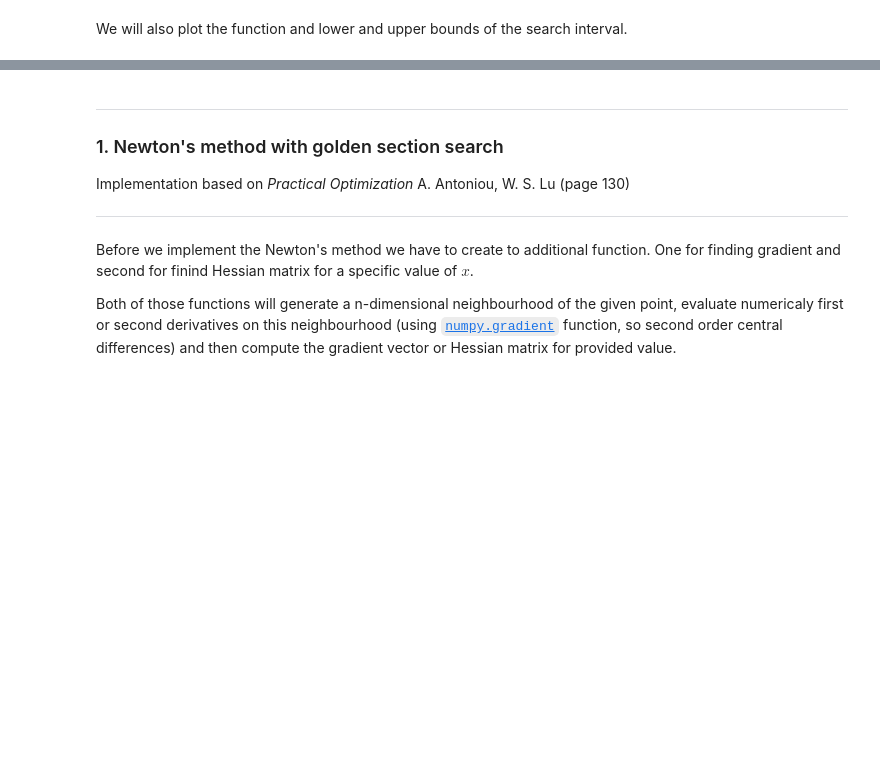
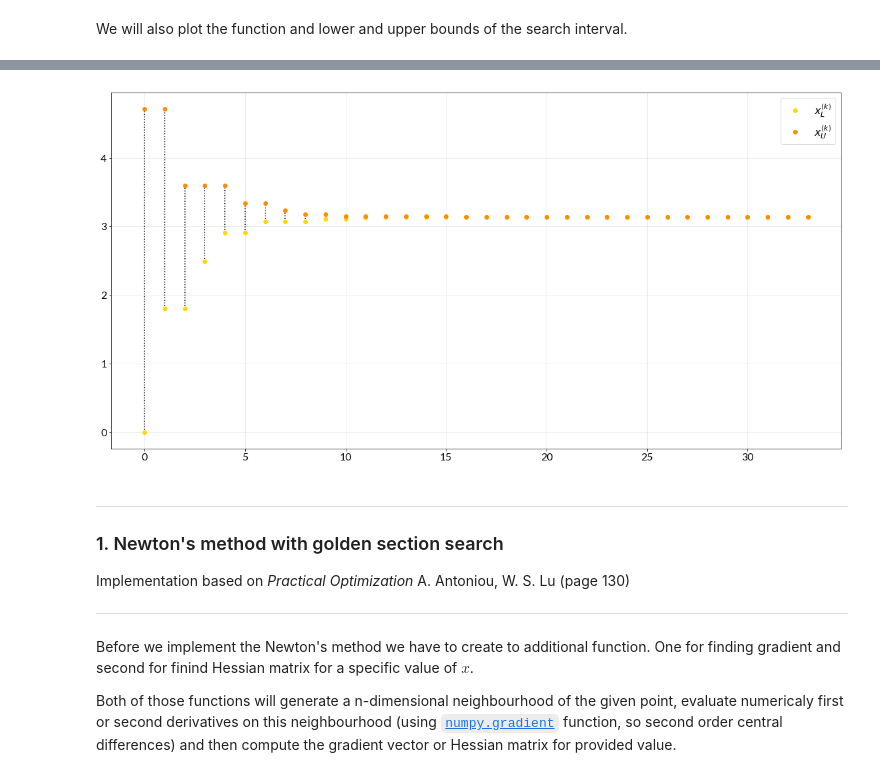
Before and after one commit to Nummulit/optimization-theory, a Jupyter notebook: nlp-project/NLP5.ipynb, the cells around one changed output, grey strips where cells are left out. Saved outputs shown, nothing was run; the diff lists cells and outputs as text; code cells hidden in the pictures; blank space fills up the shorter version.

```diff
--- a/nlp-project/NLP5.ipynb
+++ b/nlp-project/NLP5.ipynb
@@ -127,3 +127,12 @@ plt.show()
+# %%
+plt.plot(pts['x_l'], 'o', color='gold', label=r'$x_L^{(k)}$')
+plt.plot(pts['x_u'], 'o', color='darkorange', label=r'$x_U^{(k)}$')
+plt.vlines(x=np.arange(len(pts['x_l'])), ymin=pts['x_l'], ymax=pts['x_u'], color='k', linestyle=':')
+plt.grid(alpha=0.3)
+plt.legend();
+plt.show();
+# %% [output]
+[figure, added]
 # %% [markdown]
 ---
 ### 1. Newton's method with golden section search
```
Also changed, not shown: parts of 11 cells of this notebook.
